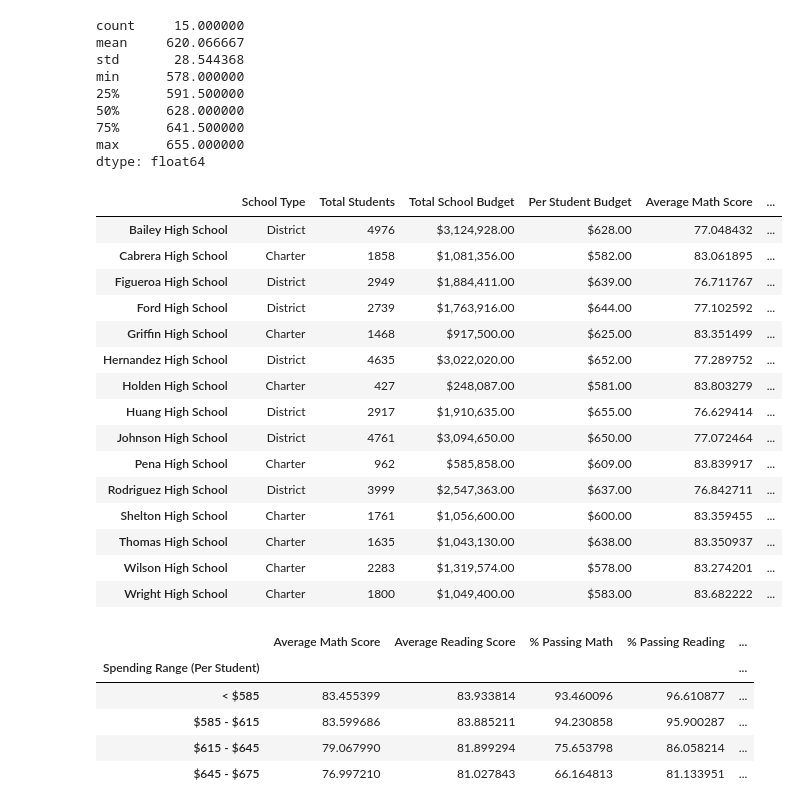
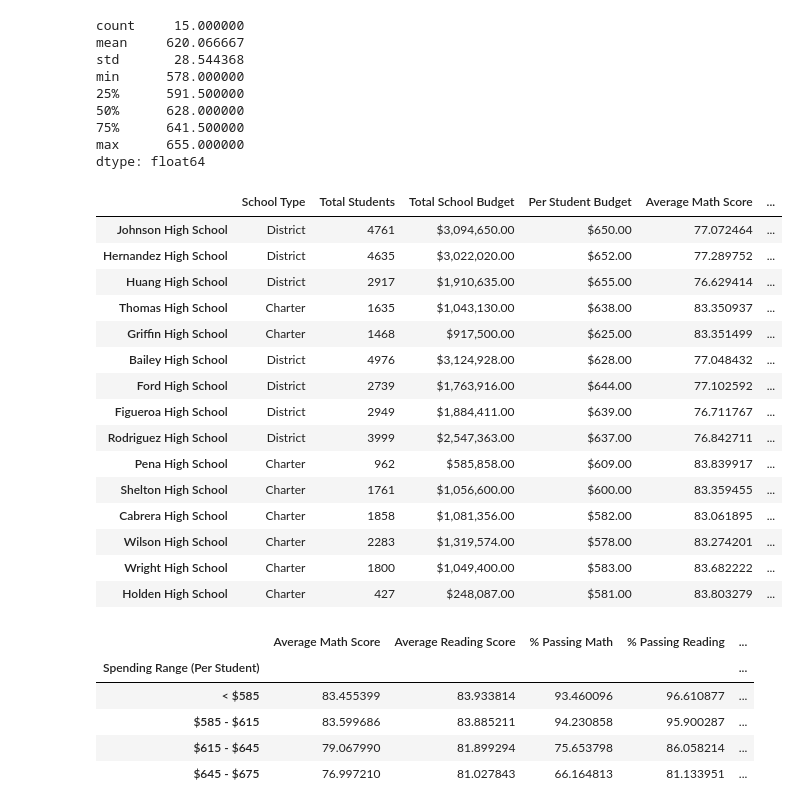
Before and after one commit to yikesbadatnames/School_District_Analysis, a Jupyter notebook: PyCitySchools_Challenge.ipynb, the cells around one changed output. Saved outputs shown, nothing was run; the diff lists cells and outputs as text; code cells hidden in the pictures.

```diff
--- a/PyCitySchools_Challenge.ipynb
+++ b/PyCitySchools_Challenge.ipynb
@@ -423,27 +453,27 @@ dtype: float64
 # %%
 # Establish the spending bins and group names.
 spending_bins = [0,585,615,645,675]
 spending_lables = ["< $585", "$585 - $615", "$615 - $645", "$645 - $675"]
 # Categorize spending based on the bins.
 per_school_summary_df["Spending Range (Per Student)"] = pd.cut(per_school_capita, spending_bins, labels = spending_lables)
-per_school_summary_df
+per_school_summary_df.sort_values(["Spending Range (Per Student)", "% Overall Passing"], ascending = False)
 # %% [output]
 |  | School Type | Total Students | Total School Budget | Per Student Budget | Average Math Score | ... |
+| Johnson High School | District | 4761 | $3,094,650.00 | $650.00 | 77.072464 | ... |
+| Hernandez High School | District | 4635 | $3,022,020.00 | $652.00 | 77.289752 | ... |
+| Huang High School | District | 2917 | $1,910,635.00 | $655.00 | 76.629414 | ... |
+| Thomas High School | Charter | 1635 | $1,043,130.00 | $638.00 | 83.350937 | ... |
+| Griffin High School | Charter | 1468 | $917,500.00 | $625.00 | 83.351499 | ... |
 | Bailey High School | District | 4976 | $3,124,928.00 | $628.00 | 77.048432 | ... |
+| Ford High School | District | 2739 | $1,763,916.00 | $644.00 | 77.102592 | ... |
+| Figueroa High School | District | 2949 | $1,884,411.00 | $639.00 | 76.711767 | ... |
+| Rodriguez High School | District | 3999 | $2,547,363.00 | $637.00 | 76.842711 | ... |
+| Pena High School | Charter | 962 | $585,858.00 | $609.00 | 83.839917 | ... |
+| Shelton High School | Charter | 1761 | $1,056,600.00 | $600.00 | 83.359455 | ... |
 | Cabrera High School | Charter | 1858 | $1,081,356.00 | $582.00 | 83.061895 | ... |
-| Figueroa High School | District | 2949 | $1,884,411.00 | $639.00 | 76.711767 | ... |
-| Ford High School | District | 2739 | $1,763,916.00 | $644.00 | 77.102592 | ... |
-| Griffin High School | Charter | 1468 | $917,500.00 | $625.00 | 83.351499 | ... |
-| Hernandez High School | District | 4635 | $3,022,020.00 | $652.00 | 77.289752 | ... |
-| Holden High School | Charter | 427 | $248,087.00 | $581.00 | 83.803279 | ... |
-| Huang High School | District | 2917 | $1,910,635.00 | $655.00 | 76.629414 | ... |
-| Johnson High School | District | 4761 | $3,094,650.00 | $650.00 | 77.072464 | ... |
-| Pena High School | Charter | 962 | $585,858.00 | $609.00 | 83.839917 | ... |
-| Rodriguez High School | District | 3999 | $2,547,363.00 | $637.00 | 76.842711 | ... |
-| Shelton High School | Charter | 1761 | $1,056,600.00 | $600.00 | 83.359455 | ... |
-| Thomas High School | Charter | 1635 | $1,043,130.00 | $638.00 | 83.350937 | ... |
 | Wilson High School | Charter | 2283 | $1,319,574.00 | $578.00 | 83.274201 | ... |
 | Wright High School | Charter | 1800 | $1,049,400.00 | $583.00 | 83.682222 | ... |
+| Holden High School | Charter | 427 | $248,087.00 | $581.00 | 83.803279 | ... |
 # %%
 # Calculate averages for Spending Range [Per Student] x Test Scores.
 spending_average_math = per_school_summary_df.groupby(["Spending Range (Per Student)"]).mean()["Average Math Score"]
```
Also changed, not shown: parts of 3 cells of this notebook.
